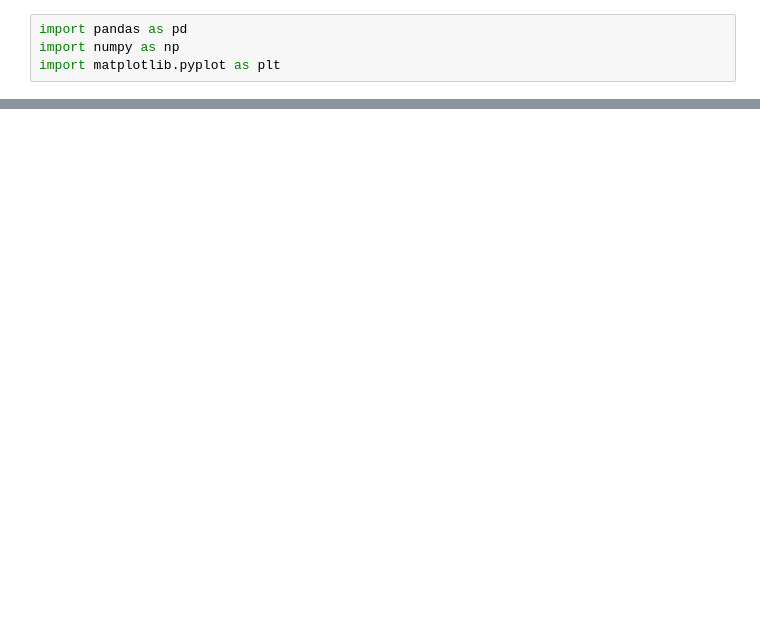
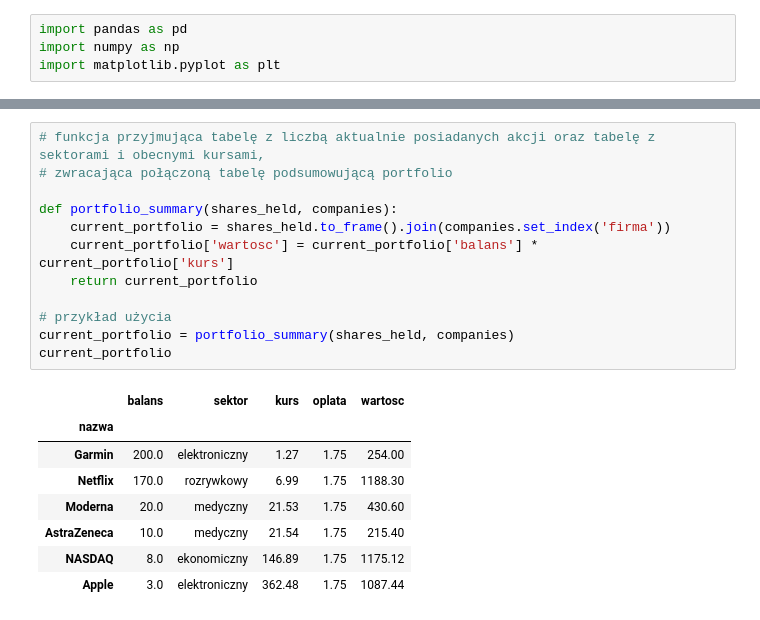
Before and after one commit to MaksymKokocinski/Optifolio, a Jupyter notebook: TmpTests/data_visualization.ipynb, the cells around one changed output, grey strips where cells are left out. Cells and saved outputs as stored; diff of their text form; blank space fills up the shorter version.

```diff
--- a/TmpTests/data_visualization.ipynb
+++ b/TmpTests/data_visualization.ipynb
@@ -38,0 +90,21 @@ df['oplata'] = df['oplata'].astype(float)
+# %%
+# funkcja przyjmująca tabelę z liczbą aktualnie posiadanych akcji oraz tabelę z sektorami i obecnymi kursami,
+# zwracająca połączoną tabelę podsumowującą portfolio
+
+def portfolio_summary(shares_held, companies):
+    current_portfolio = shares_held.to_frame().join(companies.set_index('firma'))
+    current_portfolio['wartosc'] = current_portfolio['balans'] * current_portfolio['kurs']
+    return current_portfolio
+
+# przykład użycia
+current_portfolio = portfolio_summary(shares_held, companies)
+current_portfolio
+# %% [output]
+|  | balans | sektor | kurs | oplata | wartosc |
+| nazwa |  |  |  |  |  |
+| Garmin | 200.0 | elektroniczny | 1.27 | 1.75 | 254.00 |
+| Netflix | 170.0 | rozrywkowy | 6.99 | 1.75 | 1188.30 |
+| Moderna | 20.0 | medyczny | 21.53 | 1.75 | 430.60 |
+| AstraZeneca | 10.0 | medyczny | 21.54 | 1.75 | 215.40 |
+| NASDAQ | 8.0 | ekonomiczny | 146.89 | 1.75 | 1175.12 |
+| Apple | 3.0 | elektroniczny | 362.48 | 1.75 | 1087.44 |
```
Also changed, not shown: parts of 31 cells of this notebook, 1 other file.
